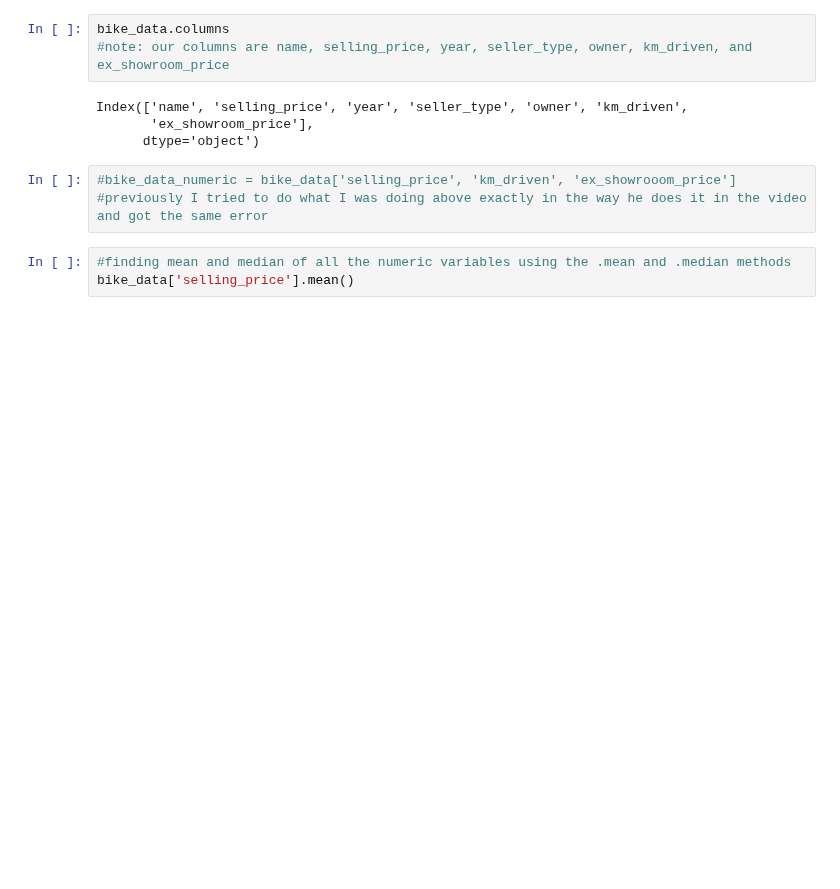
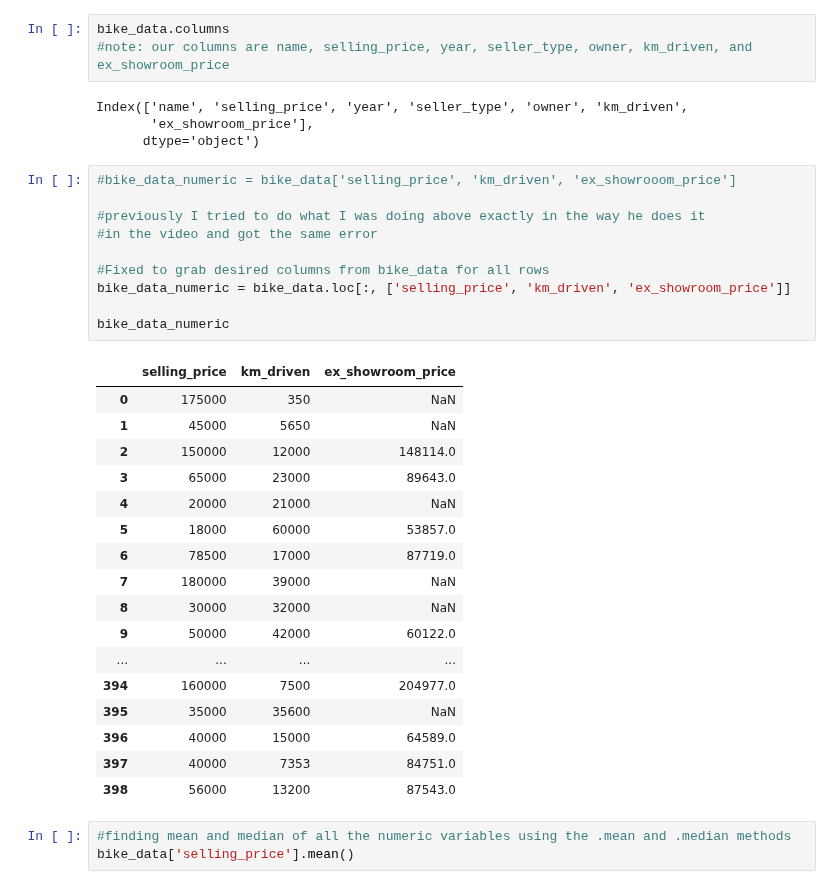
Before and after one commit to akoncsugit/ST590Project1, a Jupyter notebook: Project1.ipynb, the cells around one changed output. Cells and saved outputs as stored; diff of their text form; blank space fills up the shorter version.

Commit message:
Fixed error at line 66
I used .loc to grab the desired rows and columns.

```diff
--- a/Project1.ipynb
+++ b/Project1.ipynb
@@ -45,7 +45,32 @@ Index(['name', 'selling_price', 'year', 'seller_type', 'owner', 'km_driven',
       dtype='object')
 # %%
 #bike_data_numeric = bike_data['selling_price', 'km_driven', 'ex_showrooom_price']
-#previously I tried to do what I was doing above exactly in the way he does it in the video and got the same error
+
+#previously I tried to do what I was doing above exactly in the way he does it
+#in the video and got the same error
+
+#Fixed to grab desired columns from bike_data for all rows
+bike_data_numeric = bike_data.loc[:, ['selling_price', 'km_driven', 'ex_showroom_price']]
+
+bike_data_numeric
+# %% [output]
+|  | selling_price | km_driven | ex_showroom_price |
+| 0 | 175000 | 350 | NaN |
+| 1 | 45000 | 5650 | NaN |
+| 2 | 150000 | 12000 | 148114.0 |
+| 3 | 65000 | 23000 | 89643.0 |
+| 4 | 20000 | 21000 | NaN |
+| 5 | 18000 | 60000 | 53857.0 |
+| 6 | 78500 | 17000 | 87719.0 |
+| 7 | 180000 | 39000 | NaN |
+| 8 | 30000 | 32000 | NaN |
+| 9 | 50000 | 42000 | 60122.0 |
+| ... | ... | ... | ... |
+| 394 | 160000 | 7500 | 204977.0 |
+| 395 | 35000 | 35600 | NaN |
+| 396 | 40000 | 15000 | 64589.0 |
+| 397 | 40000 | 7353 | 84751.0 |
+| 398 | 56000 | 13200 | 87543.0 |
 # %%
 #finding mean and median of all the numeric variables using the .mean and .median methods
 bike_data['selling_price'].mean()
```
Also changed, not shown: parts of 1 cell of this notebook.
